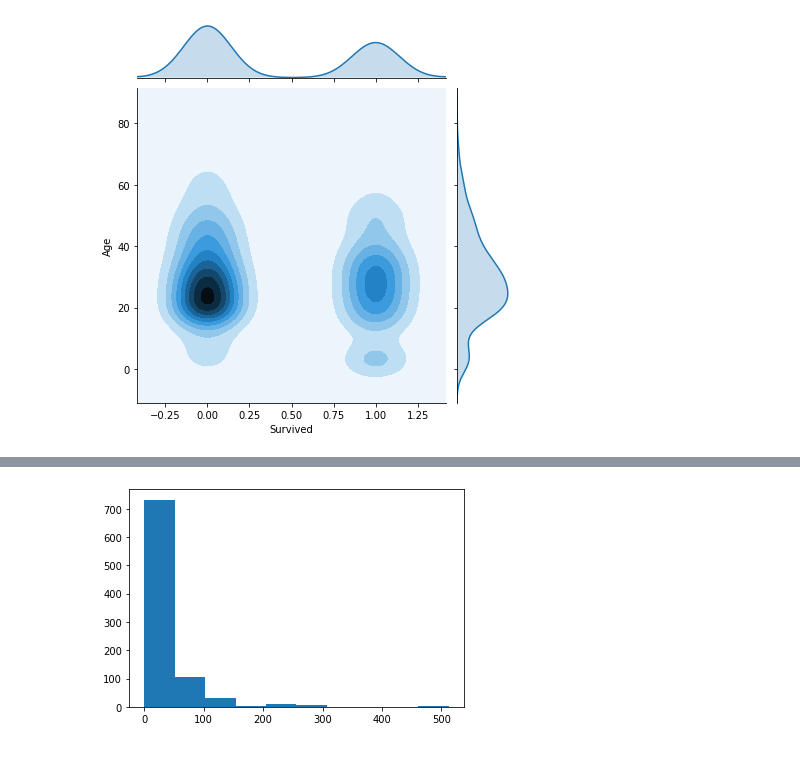
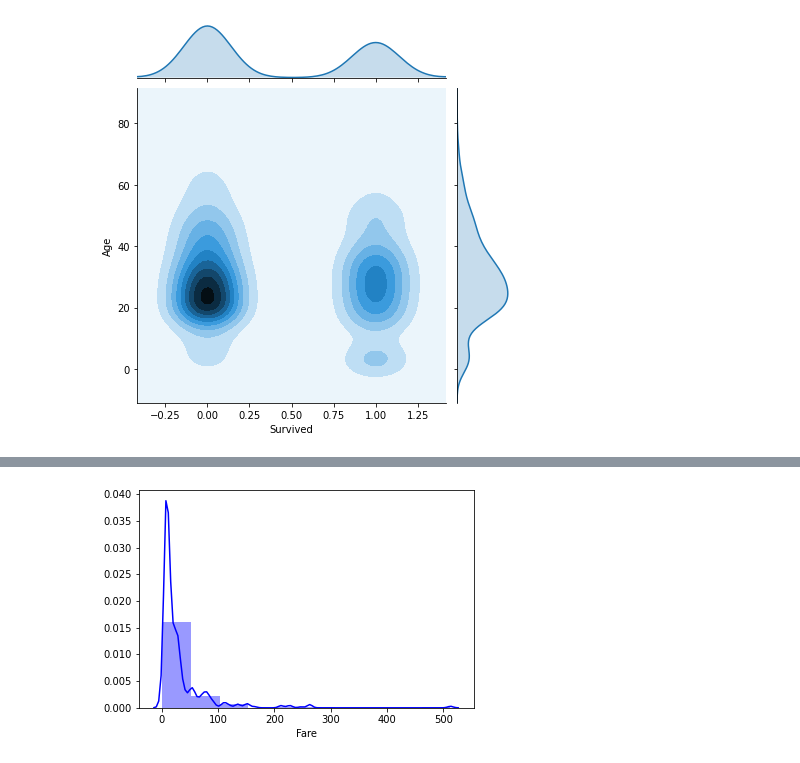
Before and after one commit to amcurley/GA_projects, a Jupyter notebook: Labs/2.01-lab-pandas-titanic/Submit_Titanic-Copy1.ipynb, the cells around one changed output, grey strips where cells are left out. Saved outputs shown, nothing was run; the diff lists cells and outputs as text; code cells hidden in the pictures.

```diff
--- a/Labs/2.01-lab-pandas-titanic/Submit_Titanic-Copy1.ipynb
+++ b/Labs/2.01-lab-pandas-titanic/Submit_Titanic-Copy1.ipynb
@@ -561,4 +492,5 @@ sns.scatterplot
-# %%
-plt.hist(train_df['Fare']);
-# %% [output]
-[figure, removed]
+# %%
+# Credit to David Lee for this
+sns.distplot(train_df['Fare'], bins=10, color='b');
+# %% [output]
+[figure, added]
```
Also changed, not shown: parts of 17 cells of this notebook.
